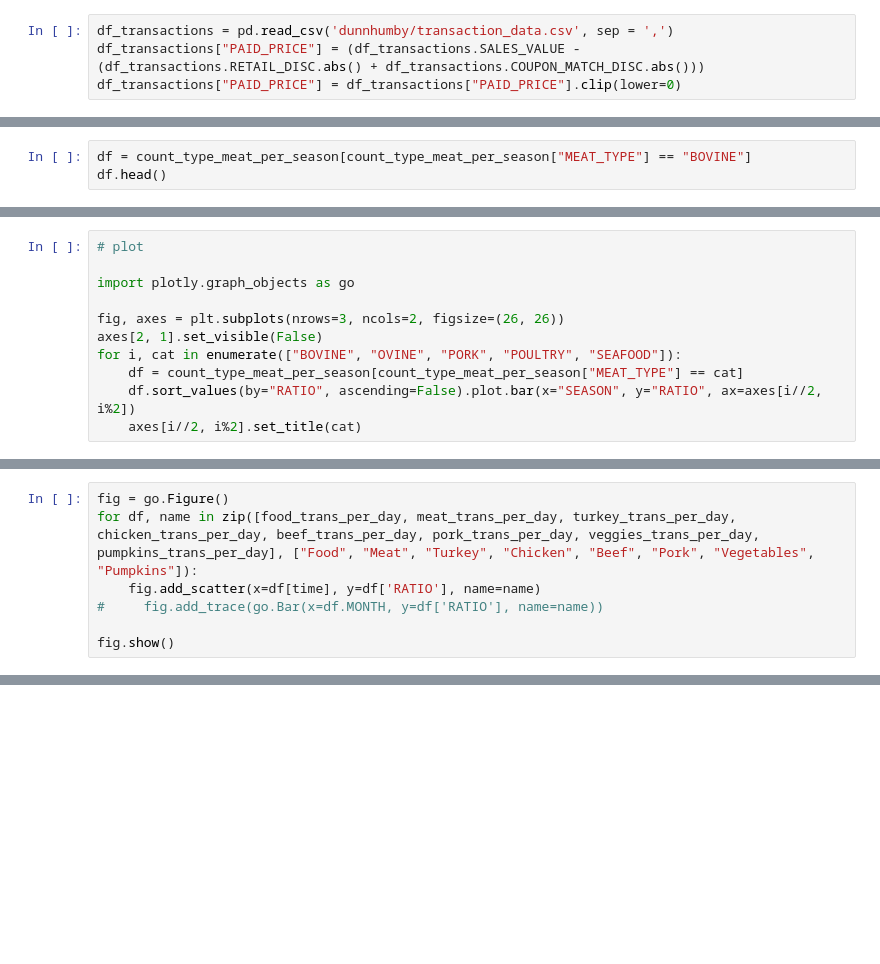
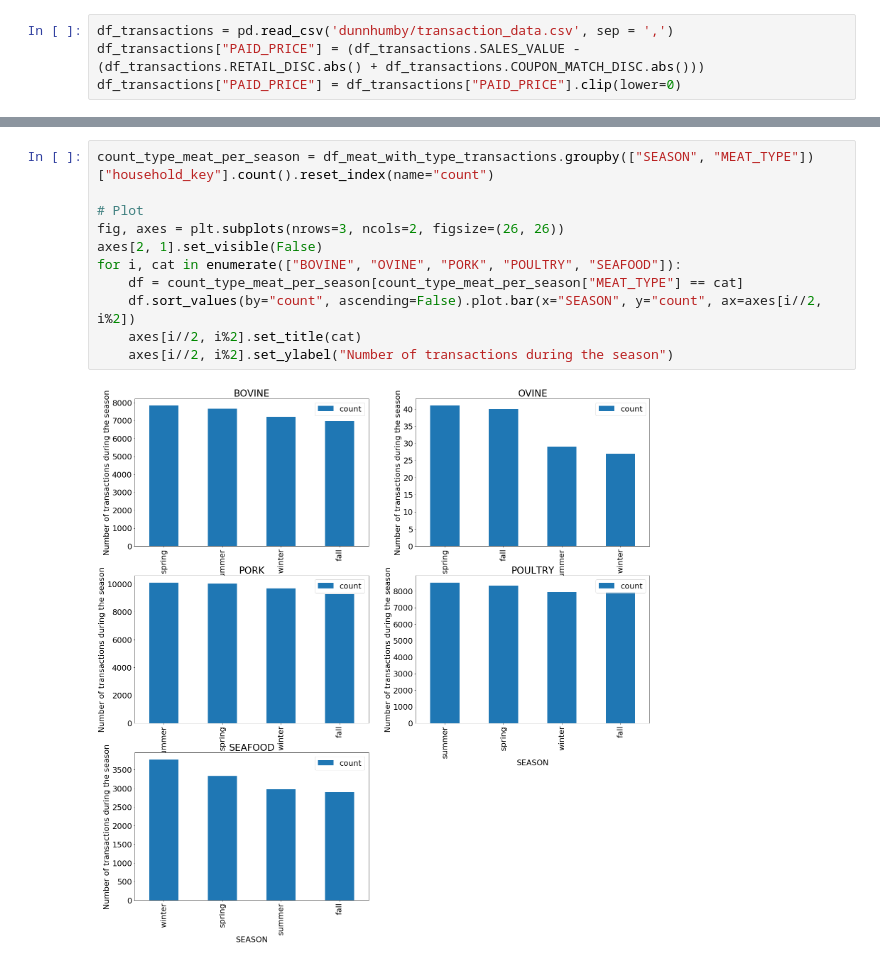
Before and after one commit to BenjaminEngelman/ADA-Project, a Jupyter notebook: seasonal_changes_david.ipynb, the cells around one changed output, grey strips where cells are left out. Saved outputs shown, nothing was run; the diff lists cells and outputs as text; blank space fills up the shorter version.

```diff
--- a/seasonal_changes_david.ipynb
+++ b/seasonal_changes_david.ipynb
@@ -121,3 +16,0 @@ count_type_meat_per_season = count_type_meat_per_season.drop(columns=['index_x',
-# %%
-df = count_type_meat_per_season[count_type_meat_per_season["MEAT_TYPE"] == "BOVINE"]
-df.head()
@@ -130,11 +16,0 @@ df.head()
-# %%
-# plot
-
-import plotly.graph_objects as go
-
-fig, axes = plt.subplots(nrows=3, ncols=2, figsize=(26, 26))
-axes[2, 1].set_visible(False)
-for i, cat in enumerate(["BOVINE", "OVINE", "PORK", "POULTRY", "SEAFOOD"]):
-    df = count_type_meat_per_season[count_type_meat_per_season["MEAT_TYPE"] == cat]
-    df.sort_values(by="RATIO", ascending=False).plot.bar(x="SEASON", y="RATIO", ax=axes[i//2, i%2])
-    axes[i//2, i%2].set_title(cat)
@@ -234,7 +16,0 @@ radish_trans_per_day[['count']] = scaler.fit_transform(radish_trans_per_day[['co
-# %%
-fig = go.Figure()
-for df, name in zip([food_trans_per_day, meat_trans_per_day, turkey_trans_per_day, chicken_trans_per_day, beef_trans_per_day, pork_trans_per_day, veggies_trans_per_day, pumpkins_trans_per_day], ["Food", "Meat", "Turkey", "Chicken", "Beef", "Pork", "Vegetables", "Pumpkins"]):
-    fig.add_scatter(x=df[time], y=df['RATIO'], name=name)
-#     fig.add_trace(go.Bar(x=df.MONTH, y=df['RATIO'], name=name))
-
-fig.show()
@@ -268,0 +116,13 @@ fig.show()
+# %%
+count_type_meat_per_season = df_meat_with_type_transactions.groupby(["SEASON", "MEAT_TYPE"])["household_key"].count().reset_index(name="count")
+
+# Plot
+fig, axes = plt.subplots(nrows=3, ncols=2, figsize=(26, 26))
+axes[2, 1].set_visible(False)
+for i, cat in enumerate(["BOVINE", "OVINE", "PORK", "POULTRY", "SEAFOOD"]):
+    df = count_type_meat_per_season[count_type_meat_per_season["MEAT_TYPE"] == cat]
+    df.sort_values(by="count", ascending=False).plot.bar(x="SEASON", y="count", ax=axes[i//2, i%2])
+    axes[i//2, i%2].set_title(cat)
+    axes[i//2, i%2].set_ylabel("Number of transactions during the season")
+# %% [output]
+[figure, added]
```
Also changed, not shown: parts of 53 cells of this notebook.
